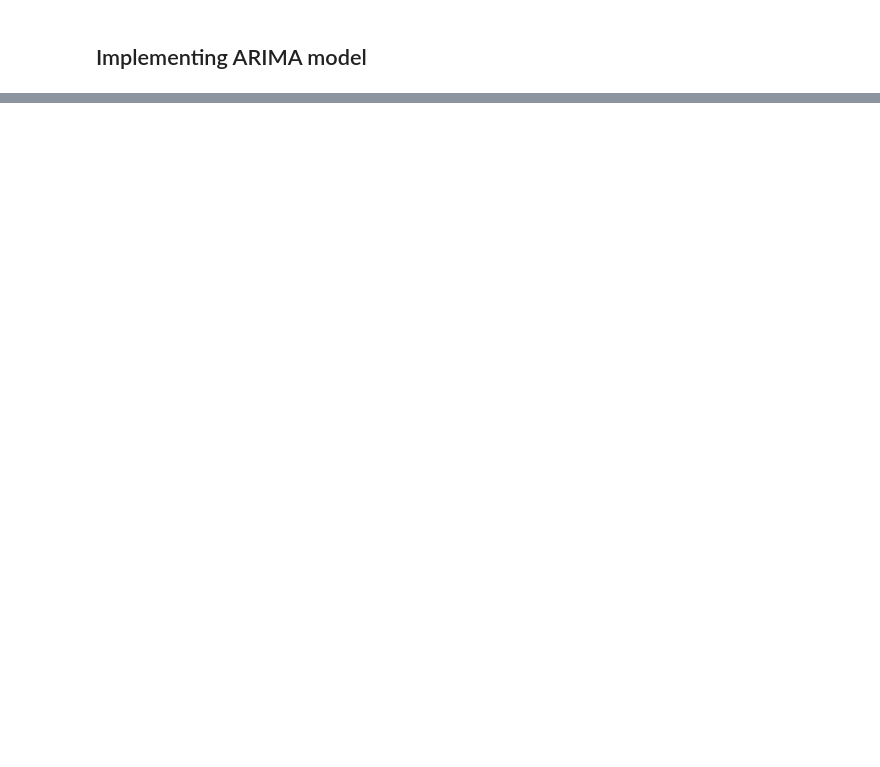
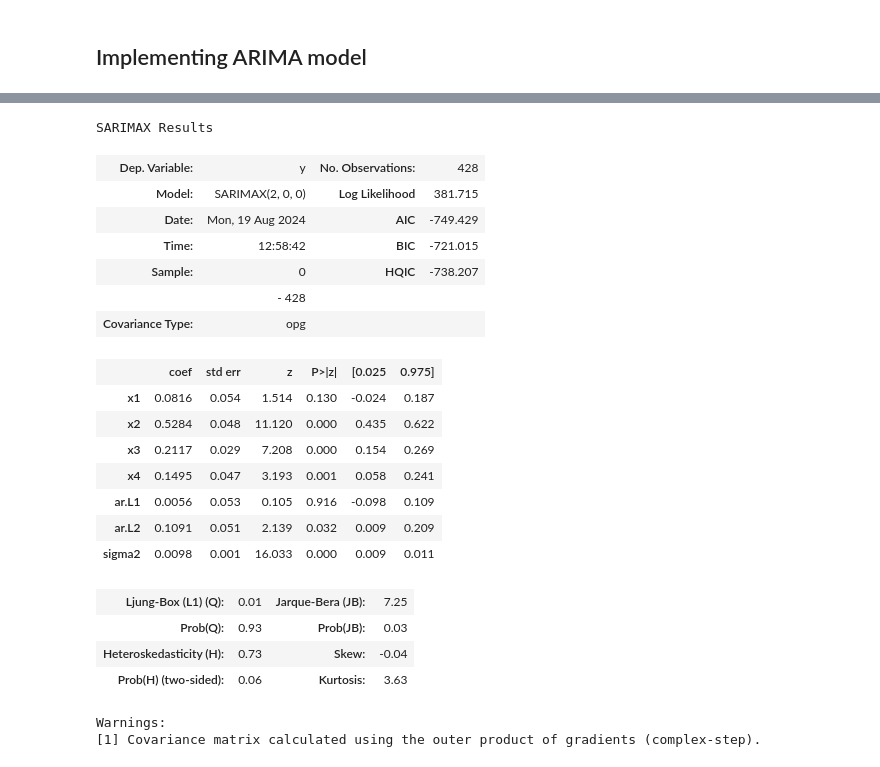
Before and after one commit to RaghavendhraRao/stock_market_prediction_ISE_DSFP, a Jupyter notebook: ds_final_proj_stock_market_colab.ipynb, the cells around one changed output, grey strips where cells are left out. Saved outputs shown, nothing was run; the diff lists cells and outputs as text; code cells hidden in the pictures; blank space fills up the shorter version.

```diff
--- a/ds_final_proj_stock_market_colab.ipynb
+++ b/ds_final_proj_stock_market_colab.ipynb
@@ -658,0 +687,9 @@ Root mean square error: 0.11017012741941981
+# %%
+
+# normalize the featured stock data
+norm_x_train, norm_x_test, norm_y_train, norm_y_test = normalize_data(x_train, x_test, y_train, y_test)
+
+print(norm_x_train.shape)
+print(norm_y_train.shape)
+print(norm_x_test.shape)
+print(norm_y_test.shape)
@@ -658,0 +750,26 @@ Root mean square error: 0.11017012741941981
+# %%
+# summarize the arima_model
+arima_model.summary()
+# %% [output]
+SARIMAX Results
+| Dep. Variable: | y | No. Observations: | 428 |
+| Model: | SARIMAX(2, 0, 0) | Log Likelihood | 381.715 |
+| Date: | Mon, 19 Aug 2024 | AIC | -749.429 |
+| Time: | 12:58:42 | BIC | -721.015 |
+| Sample: | 0 | HQIC | -738.207 |
+|  | - 428 |  |  |
+| Covariance Type: | opg |  |  |
+|  | coef | std err | z | P>|z| | [0.025 | 0.975] |
+| x1 | 0.0816 | 0.054 | 1.514 | 0.130 | -0.024 | 0.187 |
+| x2 | 0.5284 | 0.048 | 11.120 | 0.000 | 0.435 | 0.622 |
+| x3 | 0.2117 | 0.029 | 7.208 | 0.000 | 0.154 | 0.269 |
+| x4 | 0.1495 | 0.047 | 3.193 | 0.001 | 0.058 | 0.241 |
+| ar.L1 | 0.0056 | 0.053 | 0.105 | 0.916 | -0.098 | 0.109 |
+| ar.L2 | 0.1091 | 0.051 | 2.139 | 0.032 | 0.009 | 0.209 |
+| sigma2 | 0.0098 | 0.001 | 16.033 | 0.000 | 0.009 | 0.011 |
+| Ljung-Box (L1) (Q): | 0.01 | Jarque-Bera (JB): | 7.25 |
+| Prob(Q): | 0.93 | Prob(JB): | 0.03 |
+| Heteroskedasticity (H): | 0.73 | Skew: | -0.04 |
+| Prob(H) (two-sided): | 0.06 | Kurtosis: | 3.63 |
+Warnings:
+[1] Covariance matrix calculated using the outer product of gradients (complex-step).
```
Also changed, not shown: parts of 25 cells of this notebook.
